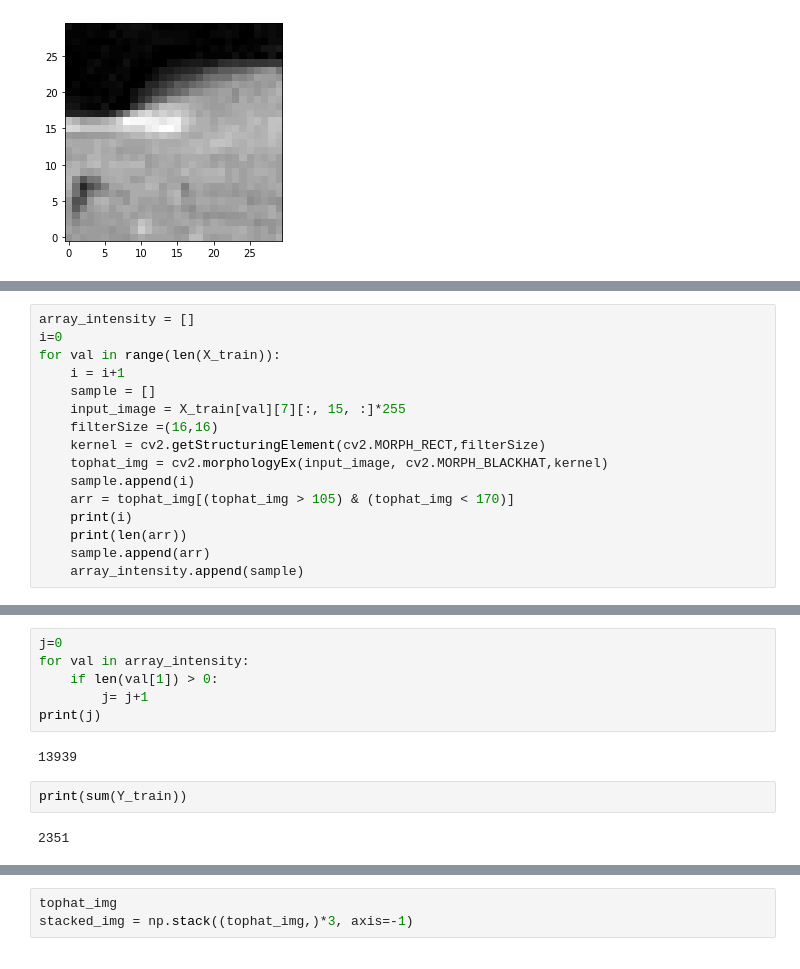
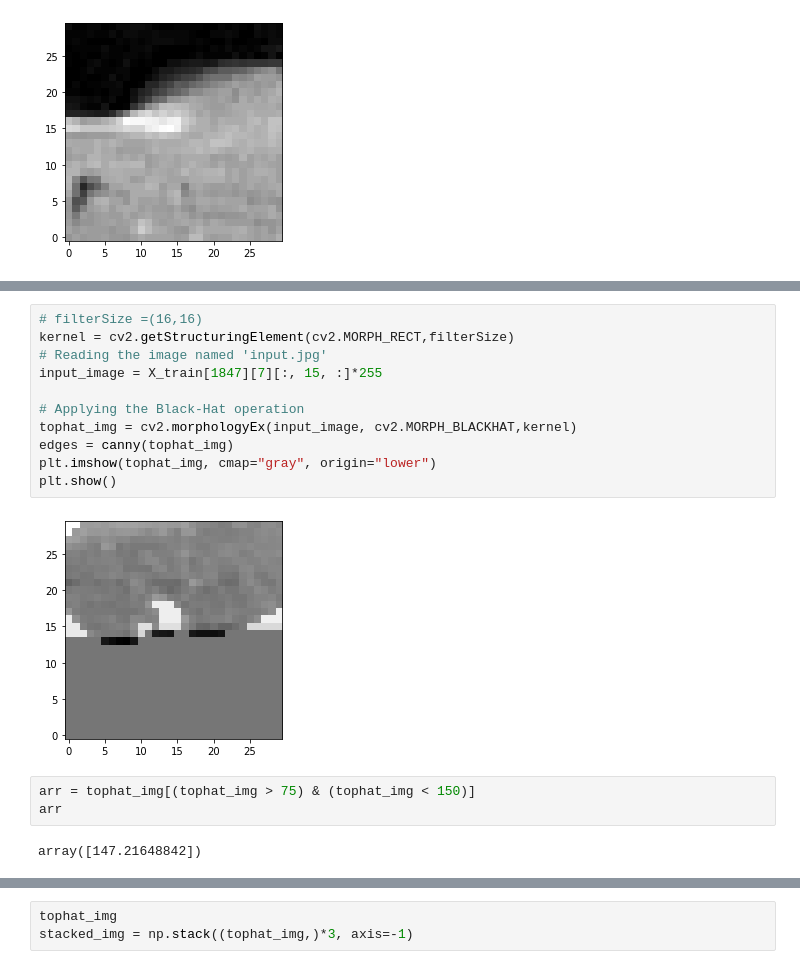
Before and after one commit to ellenwang1/ew-honoursthesis, a Jupyter notebook: Code/rf_iter_4.ipynb, the cells around one changed output, grey strips where cells are left out. Saved outputs shown, nothing was run; the diff lists cells and outputs as text.

```diff
--- a/Code/rf_iter_4.ipynb
+++ b/Code/rf_iter_4.ipynb
@@ -324,16 +285,0 @@ array([[ 8.51311715e+01,  1.79563529e+02,  1.79563529e+02,
-# %%
-array_intensity = []
-i=0
-for val in range(len(X_train)):
-    i = i+1
-    sample = []
-    input_image = X_train[val][7][:, 15, :]*255
-    filterSize =(16,16)
-    kernel = cv2.getStructuringElement(cv2.MORPH_RECT,filterSize)
-    tophat_img = cv2.morphologyEx(input_image, cv2.MORPH_BLACKHAT,kernel)
-    sample.append(i)
-    arr = tophat_img[(tophat_img > 105) & (tophat_img < 170)]
-    print(i)
-    print(len(arr))
-    sample.append(arr)
-    array_intensity.append(sample)
@@ -358,12 +286,18 @@ for val in range(len(X_train)):
-# %%
-j=0
-for val in array_intensity:
-    if len(val[1]) > 0:
-        j= j+1
-print(j)
-# %% [output]
-13939
-# %%
-print(sum(Y_train))
-# %% [output]
-2351
+# %%
+# filterSize =(16,16)
+kernel = cv2.getStructuringElement(cv2.MORPH_RECT,filterSize)
+# Reading the image named 'input.jpg'
+input_image = X_train[1847][7][:, 15, :]*255
+
+# Applying the Black-Hat operation
+tophat_img = cv2.morphologyEx(input_image, cv2.MORPH_BLACKHAT,kernel)
+edges = canny(tophat_img)
+plt.imshow(tophat_img, cmap="gray", origin="lower")
+plt.show()
+# %% [output]
+[figure, added]
+# %%
+arr = tophat_img[(tophat_img > 75) & (tophat_img < 150)]
+arr
+# %% [output]
+array([147.21648842])
```
Also changed, not shown: parts of 10 cells of this notebook, 1 other file.
